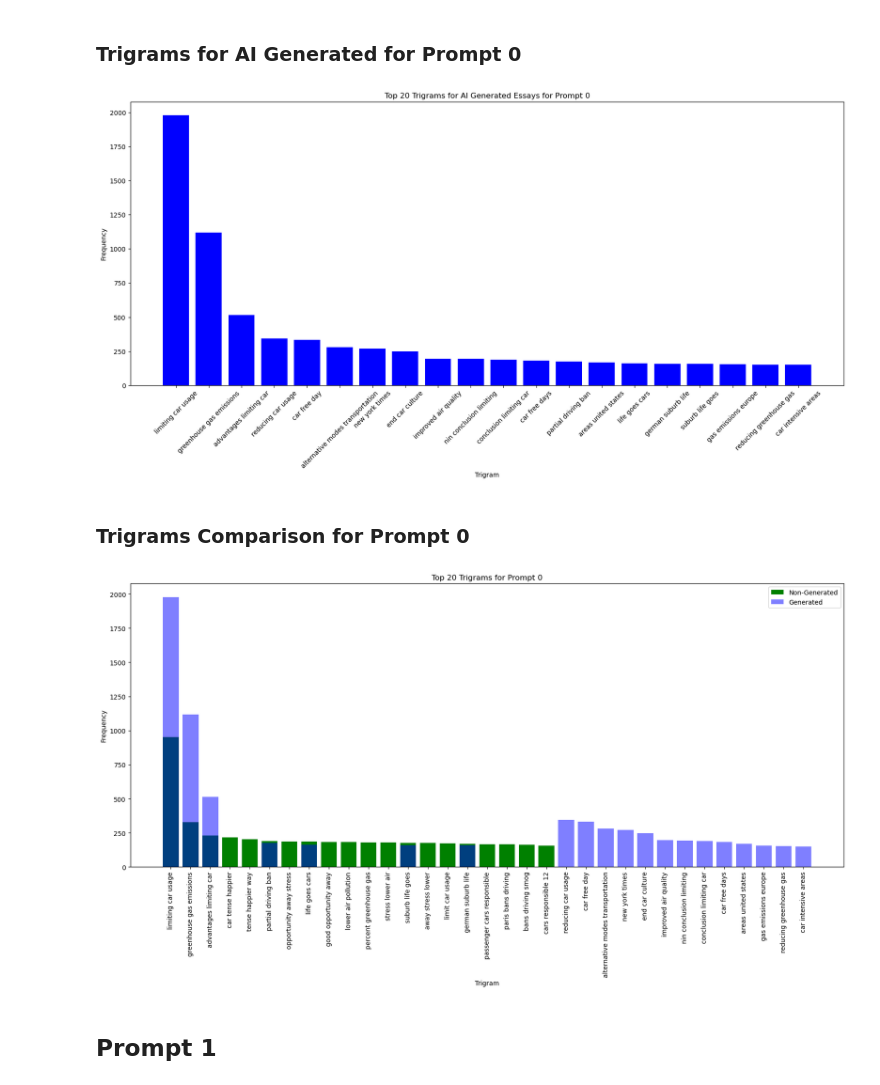
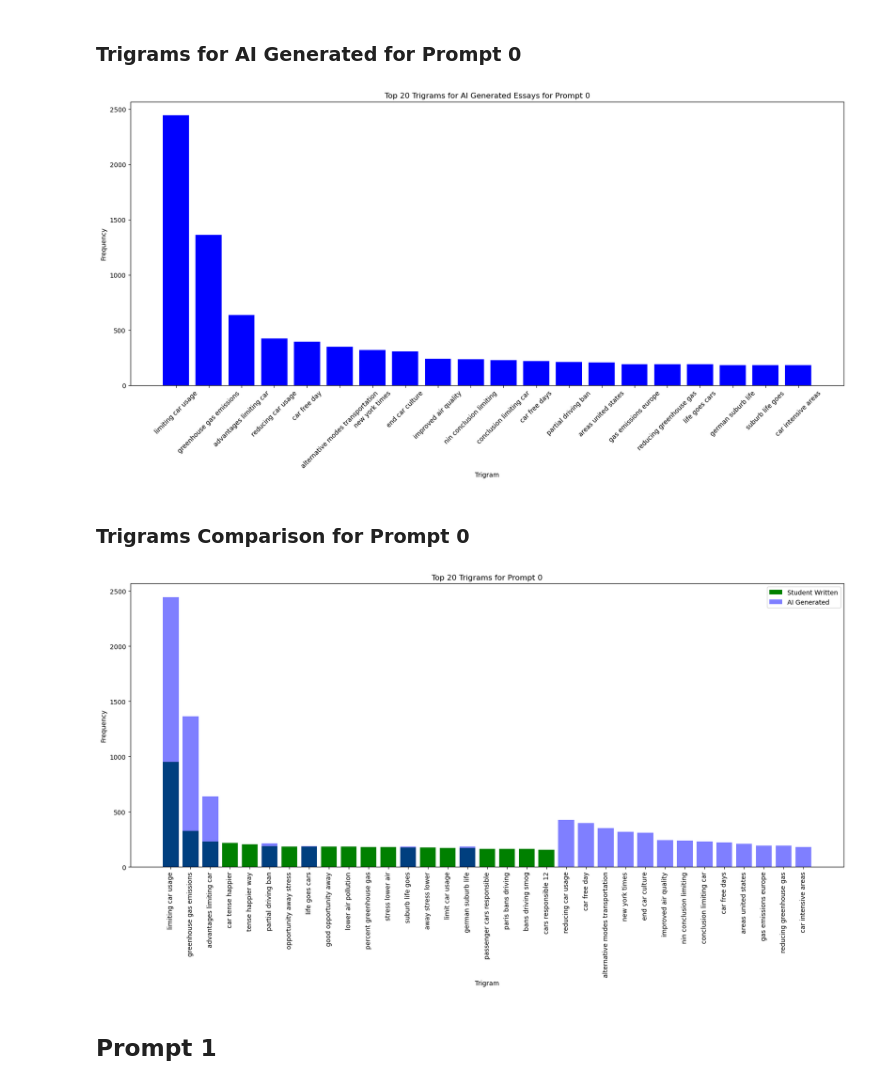
Before and after one commit to Wicks18/CapstoneThree, a Jupyter notebook: Notebooks/CleaningData.ipynb, the cells around one changed output. Saved outputs shown, nothing was run; the diff lists cells and outputs as text; code cells hidden in the pictures.

```diff
--- a/Notebooks/CleaningData.ipynb
+++ b/Notebooks/CleaningData.ipynb
@@ -140,6 +122,10 @@ for i, row in generated_text_df.iterrows():
 
         # Remove the first '\n\n' from the string
         if paragraphs.startswith(r'\n\n'):
+            paragraphs = paragraphs[4:]
+
+        # Remove the first '\n' from the string
+        if paragraphs.startswith(r'\n'):
             paragraphs = paragraphs[2:]
 
         # Replace the original text with the new text
@@ -558,25 +540,25 @@ plt.ylabel('Frequency')
 plt.xticks(rotation=45)
 plt.show()
 # %% [output]
-[figure, old version]
+[figure, new version]
 # %% [markdown]
 ### Trigrams Comparison for Prompt 0
 # %%
 Trigrams = get_top_ngrams(prompt_0_non_generated['text'], 3, 20)
 Trigrams = dict(Trigrams)
 Trigrams_gen = get_top_ngrams(prompt_0_generated['text'], 3, 20)
 Trigrams_gen = dict(Trigrams_gen)
 plt.figure(figsize=(20,8))
 plt.bar(Trigrams.keys(), Trigrams.values(), color='g')
 plt.bar(Trigrams_gen.keys(), Trigrams_gen.values(), color='b', alpha=0.5)
 plt.title('Top 20 Trigrams for Prompt 0')
 plt.xlabel('Trigram')
 plt.ylabel('Frequency')
 plt.xticks(rotation=90)
-plt.legend(['Non-Generated', 'Generated'])
+plt.legend(['Student Written', 'AI Generated'])
 plt.show()
 # %% [output]
-[figure, old version]
+[figure, new version]
 # %% [markdown]
 ## Prompt 1
 # %% [markdown]
```
Also changed, not shown: parts of 20 cells of this notebook.
